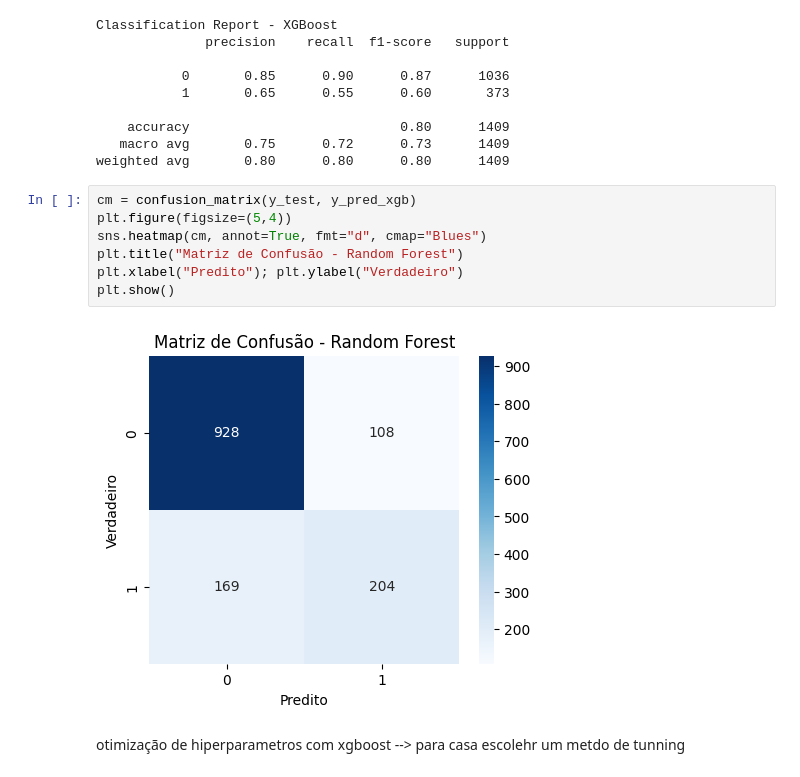
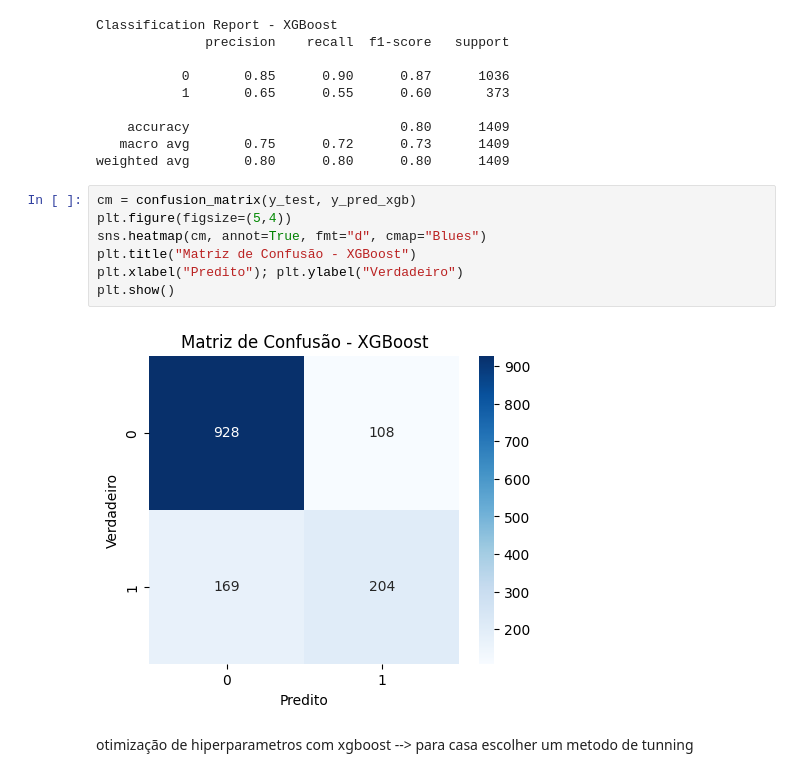
Before and after one commit to anasegatelli/curso-facens-python, a Jupyter notebook: ML/aula 3/ra242901.ipynb, the cells around one changed output. Drawn from its saved outputs; the diff is of its cells as text.

```diff
--- a/ML/aula 3/ra242901.ipynb
+++ b/ML/aula 3/ra242901.ipynb
@@ -384,11 +384,11 @@ weighted avg       0.80      0.80      0.80      1409
 # %%
 cm = confusion_matrix(y_test, y_pred_xgb)
 plt.figure(figsize=(5,4))
 sns.heatmap(cm, annot=True, fmt="d", cmap="Blues")
-plt.title("Matriz de Confusão - Random Forest")
+plt.title("Matriz de Confusão - XGBoost")
 plt.xlabel("Predito"); plt.ylabel("Verdadeiro")
 plt.show()
 # %% [output]
-[figure, old version]
+[figure, new version]
 # %% [markdown]
-otimização de hiperparametros com  xgboost  -->  para casa escolehr um metdo de tunning
+otimização de hiperparametros com  xgboost  -->  para casa escolher um metodo de tunning
```
Also changed, not shown: parts of 9 cells of this notebook, 1 other file.
